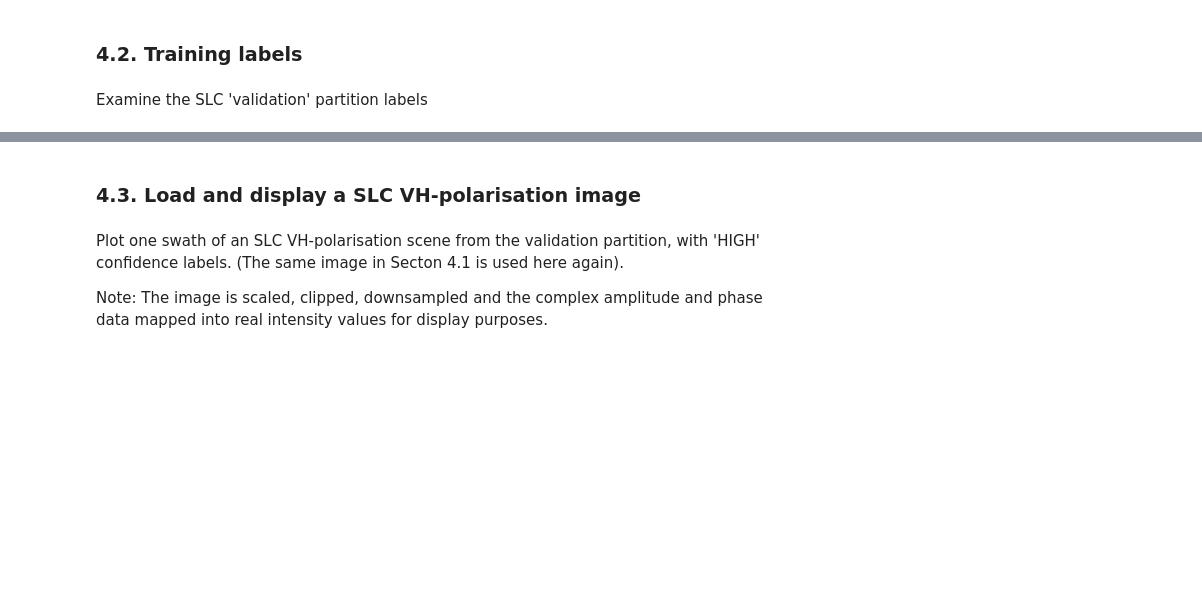
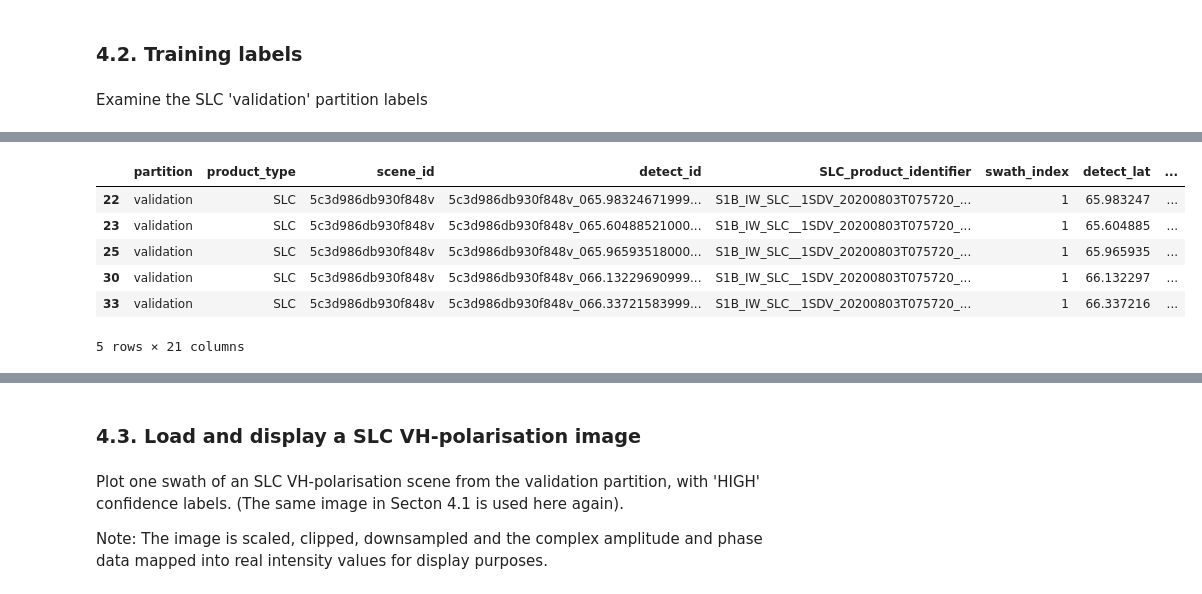
Before and after one commit to pmillitz/SARship-detect, a Jupyter notebook: working/SARFish_Project.ipynb, the cells around one changed output, grey strips where cells are left out. Cells and saved outputs as stored; diff of their text form; code cells hidden in the pictures; blank space fills up the shorter version.

```diff
--- a/working/SARFish_Project.ipynb
+++ b/working/SARFish_Project.ipynb
@@ -222,11 +243,20 @@ duplicates_val.sort_values(by=['detect_lat', 'detect_lon'])
 # %%
 # Filter for true vessels detections which are either fishing vessels or not and for which there is HIGH or MEDIUM confidence
 col_range = ['top', 'left', 'bottom', 'right']
 
 df_labels_val_filt = df_labels_val[ ( (df_labels_val['is_vessel'] == True) & (df_labels_val['is_fishing'].notnull() ) &
                                     ( (df_labels_val['confidence'] == 'HIGH') | (df_labels_val['confidence'] == 'MEDIUM') ) &
                                        df_labels_val[col_range].notnull().all(axis=1)) ]
-df_labels_val_filt
+# Display a few values
+df_labels_val_filt.head()
+# %% [output]
+|  | partition | product_type | scene_id | detect_id | SLC_product_identifier | swath_index | detect_lat | ... |
+| 22 | validation | SLC | 5c3d986db930f848v | 5c3d986db930f848v_065.98324671999... | S1B_IW_SLC__1SDV_20200803T075720_... | 1 | 65.983247 | ... |
+| 23 | validation | SLC | 5c3d986db930f848v | 5c3d986db930f848v_065.60488521000... | S1B_IW_SLC__1SDV_20200803T075720_... | 1 | 65.604885 | ... |
+| 25 | validation | SLC | 5c3d986db930f848v | 5c3d986db930f848v_065.96593518000... | S1B_IW_SLC__1SDV_20200803T075720_... | 1 | 65.965935 | ... |
+| 30 | validation | SLC | 5c3d986db930f848v | 5c3d986db930f848v_066.13229690999... | S1B_IW_SLC__1SDV_20200803T075720_... | 1 | 66.132297 | ... |
+| 33 | validation | SLC | 5c3d986db930f848v | 5c3d986db930f848v_066.33721583999... | S1B_IW_SLC__1SDV_20200803T075720_... | 1 | 66.337216 | ... |
+5 rows × 21 columns
 # %%
 # Display abbreviated column verson of previous dataframe
 df_labels_val_filt_abv = (df_labels_val_filt[['partition','product_type','scene_id','detect_id','swath_index',
```
Also changed, not shown: parts of 22 cells of this notebook.
